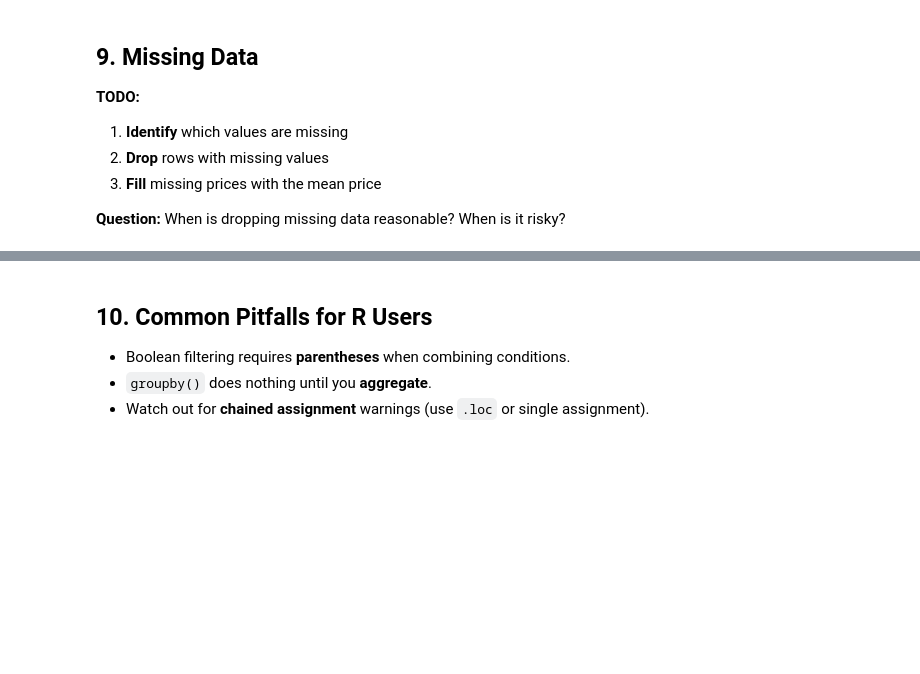
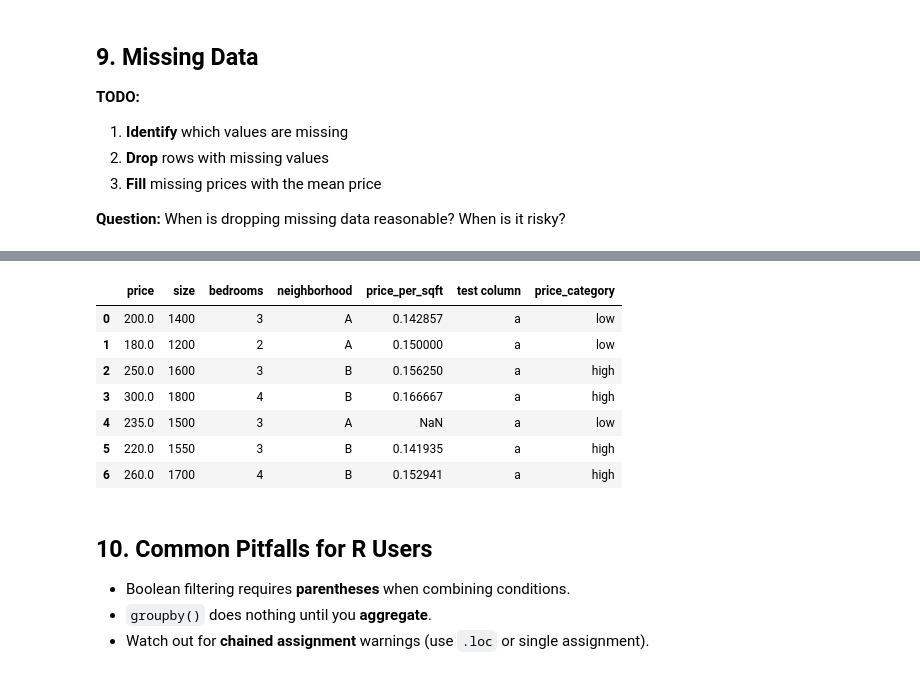
Before and after one commit to HunterTzou/DATA_201_SPRING_2026, a Jupyter notebook: week-02/class_2_student_notebook_pandas_data_wrangling_for_r_users.ipynb, the cells around one changed output, grey strips where cells are left out. Saved outputs shown, nothing was run; the diff lists cells and outputs as text; code cells hidden in the pictures; blank space fills up the shorter version.

```diff
--- a/week-02/class_2_student_notebook_pandas_data_wrangling_for_r_users.ipynb
+++ b/week-02/class_2_student_notebook_pandas_data_wrangling_for_r_users.ipynb
@@ -376,3 +399,19 @@ Pandas supports method chaining, similar to `%>%` in R.
+# %%
+# 3. Fill the missing values for price with the mean price value
+
+mean_price = df["price"].mean()
+
+df["price"] = df["price"].fillna(mean_price)
+df
+# %% [output]
+|  | price | size | bedrooms | neighborhood | price_per_sqft | test column | price_category |
+| 0 | 200.0 | 1400 | 3 | A | 0.142857 | a | low |
+| 1 | 180.0 | 1200 | 2 | A | 0.150000 | a | low |
+| 2 | 250.0 | 1600 | 3 | B | 0.156250 | a | high |
+| 3 | 300.0 | 1800 | 4 | B | 0.166667 | a | high |
+| 4 | 235.0 | 1500 | 3 | A | NaN | a | low |
+| 5 | 220.0 | 1550 | 3 | B | 0.141935 | a | high |
+| 6 | 260.0 | 1700 | 4 | B | 0.152941 | a | high |
 # %% [markdown]
 ## 10. Common Pitfalls for R Users
 
```
Also changed, not shown: parts of 3 cells of this notebook.
